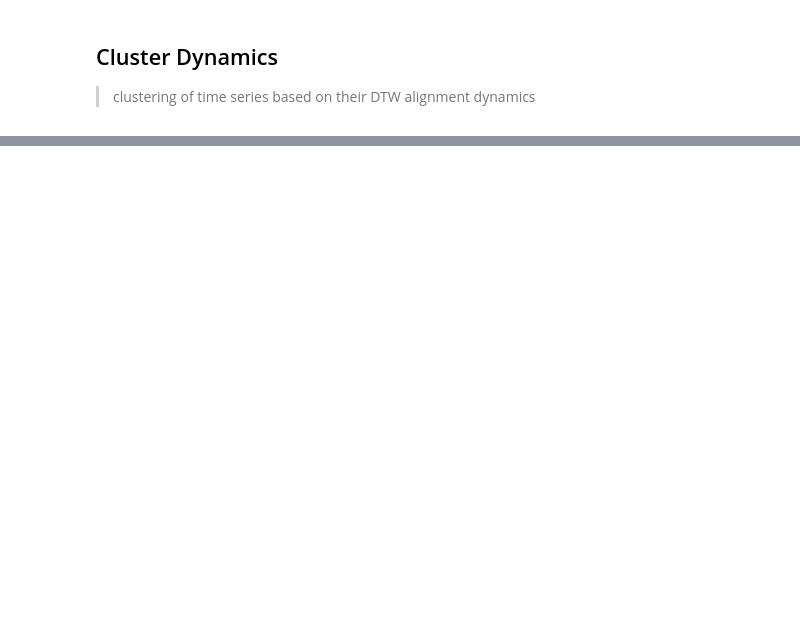
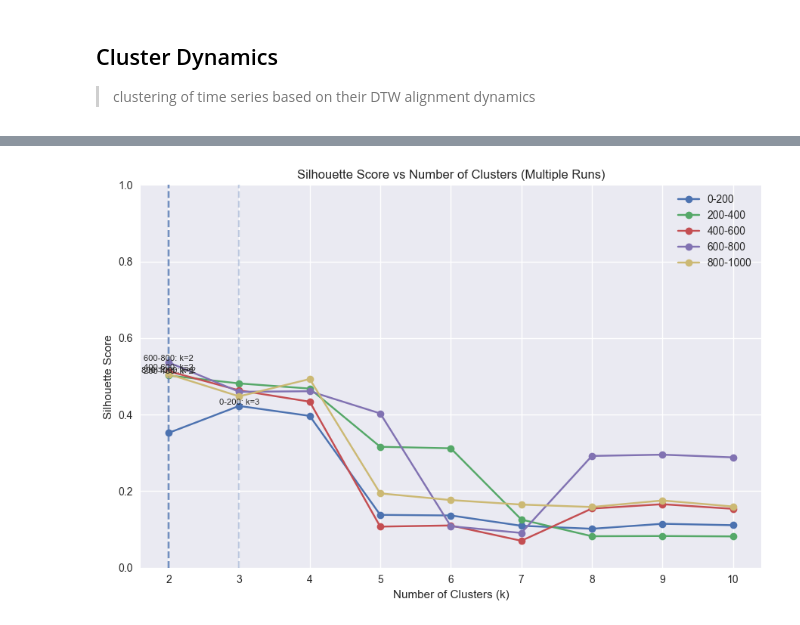
Before and after one commit to rdned/nbdev_fhemb, a Jupyter notebook: nbs/clustering_ex.ipynb, the cells around one changed output, grey strips where cells are left out. Drawn from its saved outputs; the diff is of its cells as text; code cells hidden in the pictures; blank space fills up the shorter version.

```diff
--- a/nbs/clustering_ex.ipynb
+++ b/nbs/clustering_ex.ipynb
@@ -130,0 +197,11 @@ from collections import defaultdict
+# %%
+#| eval: false
+
+plot_silhouette_curves(
+    results,                                                        # dictionary of silhouette results for different intervals
+    labels=['0-200', '200-400', '400-600', '600-800', '800-1000'],  # labels for each interval
+    show_best = True,                                               # whether to highlight the best silhouette score across intervals
+    filepath='emb_prj_decomp_rec1'                                  # filepath for saving the plot
+)
+# %% [output]
+[figure, added]
```
Also changed, not shown: parts of 18 cells of this notebook, 4 other files.
